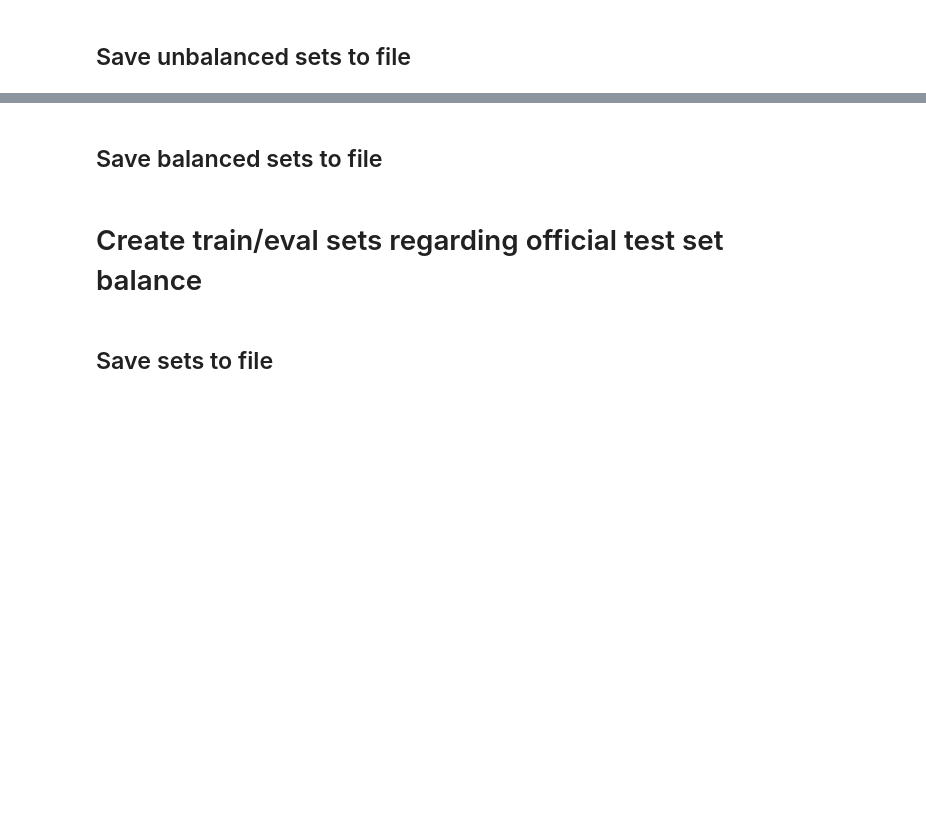
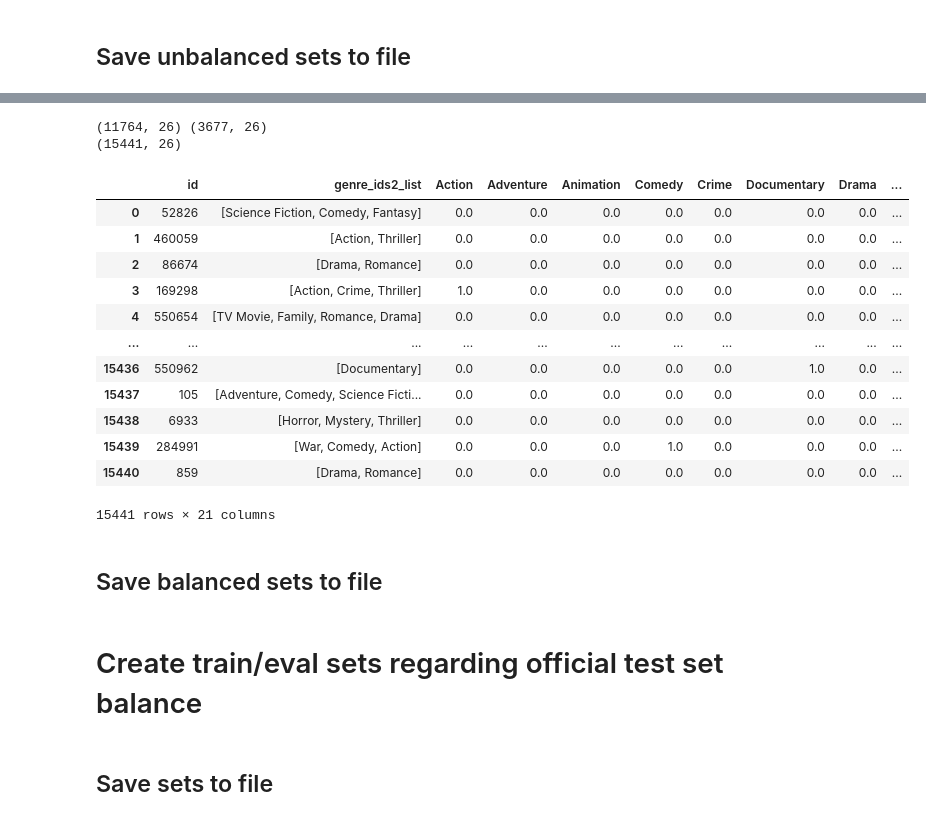
Before and after one commit to rainerenglisch/AIDA_movie_genre, a Jupyter notebook: notebooks/04_train_test_split_v3.ipynb, the cells around one changed output, grey strips where cells are left out. Cells and saved outputs as stored; diff of their text form; code cells hidden in the pictures; blank space fills up the shorter version.

```diff
--- a/notebooks/04_train_test_split_v3.ipynb
+++ b/notebooks/04_train_test_split_v3.ipynb
@@ -224,0 +251,8 @@ display(df_test[~df_test.id.isin(df.id.to_list())])
+# %%
+# Convert some column names
+df_test["filename"] = df_test["poster_path"].map(lambda x: re.findall("\w+.jpg", x))
+df_test["genre_ids2"] = df_test["genre_names"].map(lambda x: re.sub(" ", ",", re.sub("\'", "", x)))
+df_test["genre_ids2_list"] = df_test["genre_ids2"].map(lambda x: np.array([re.sub("\[|\]", "", e) for e in re.split(",", x)]))
+
+# Plot distribution
+plot_gen_distribution(df_test, topic="Official test")
@@ -330,0 +368,53 @@ df_eval.to_parquet(FN_DF_EVAL_UNBAL_OUT, compression='gzip')
+# %%
+# Load files
+df_train = pd.read_parquet(FN_DF_TRAIN_BAL_IN)
+df_eval = pd.read_parquet(FN_DF_EVAL_BAL_IN)
+print(df_train.shape, df_eval.shape)
+
+# Merge files
+df_train = pd.concat([df_train, df_eval])
+print(df_train.shape)
+# %% [output]
+(11764, 26) (3677, 26)
+(15441, 26)
+# %%
+# Correct old fashioned column names
+df_train = df_train.rename(columns={
+    'x0_Action': 'Action',
+    'x0_Animation': 'Animation',
+    'x0_Adventure': 'Adventure',
+    'x0_Comedy': 'Comedy',
+    'x0_Crime': 'Crime',
+    'x0_Documentary': 'Documentary',
+    'x0_Drama': 'Drama',
+    'x0_Family': 'Family',
+    'x0_Fantasy': 'Fantasy',
+    'x0_History': 'History',
+    'x0_Horror': 'Horror',
+    'x0_Music': 'Music',
+    'x0_Mystery': 'Mystery',
+    'x0_Romance': 'Romance',
+    'x0_Science Fiction': 'Science Fiction',
+    'x0_TV Movie': 'TV Movie',
+    'x0_Thriller': 'Thriller',
+    'x0_War': 'War',
+    'x0_Western': 'Western'})
+
+# Load missing column names
+df_train = df_train.merge(df[["id", "filename", "genre_ids2", "genre_ids2_list"]], how='left', on="id")
+# %%
+df_train[["id", "genre_ids2_list"] + const.GENRE_OHE_COLS]
+# %% [output]
+|  | id | genre_ids2_list | Action | Adventure | Animation | Comedy | Crime | Documentary | Drama | ... |
+| 0 | 52826 | [Science Fiction, Comedy, Fantasy] | 0.0 | 0.0 | 0.0 | 0.0 | 0.0 | 0.0 | 0.0 | ... |
+| 1 | 460059 | [Action, Thriller] | 0.0 | 0.0 | 0.0 | 0.0 | 0.0 | 0.0 | 0.0 | ... |
+| 2 | 86674 | [Drama, Romance] | 0.0 | 0.0 | 0.0 | 0.0 | 0.0 | 0.0 | 0.0 | ... |
+| 3 | 169298 | [Action, Crime, Thriller] | 1.0 | 0.0 | 0.0 | 0.0 | 0.0 | 0.0 | 0.0 | ... |
+| 4 | 550654 | [TV Movie, Family, Romance, Drama] | 0.0 | 0.0 | 0.0 | 0.0 | 0.0 | 0.0 | 0.0 | ... |
+| ... | ... | ... | ... | ... | ... | ... | ... | ... | ... | ... |
+| 15436 | 550962 | [Documentary] | 0.0 | 0.0 | 0.0 | 0.0 | 0.0 | 1.0 | 0.0 | ... |
+| 15437 | 105 | [Adventure, Comedy, Science Ficti... | 0.0 | 0.0 | 0.0 | 0.0 | 0.0 | 0.0 | 0.0 | ... |
+| 15438 | 6933 | [Horror, Mystery, Thriller] | 0.0 | 0.0 | 0.0 | 0.0 | 0.0 | 0.0 | 0.0 | ... |
+| 15439 | 284991 | [War, Comedy, Action] | 0.0 | 0.0 | 0.0 | 1.0 | 0.0 | 0.0 | 0.0 | ... |
+| 15440 | 859 | [Drama, Romance] | 0.0 | 0.0 | 0.0 | 0.0 | 0.0 | 0.0 | 0.0 | ... |
+15441 rows × 21 columns
```
Also changed, not shown: parts of 24 cells of this notebook, 1 other file.
